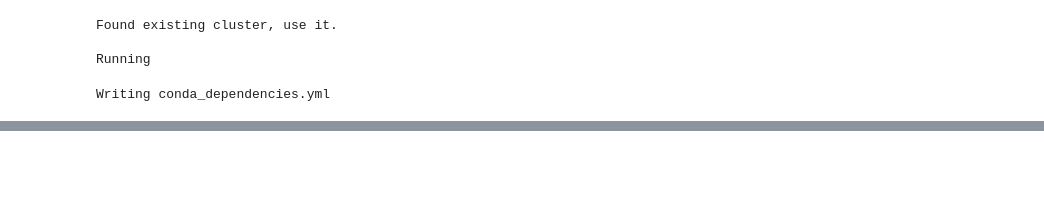
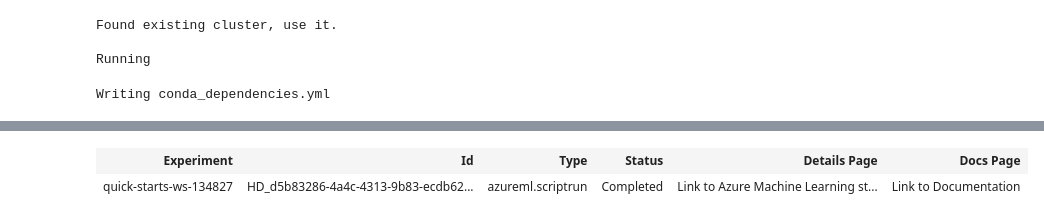
Before and after one commit to SriramyaK/nd00333_AZMLND_Optimizing_a_Pipeline_in_Azure-Starter_Files, a Jupyter notebook: udacity_project_final.ipynb, the cells around one changed output, grey strips where cells are left out. Cells and saved outputs as stored; diff of their text form; code cells hidden in the pictures; blank space fills up the shorter version.

```diff
--- a/udacity_project_final.ipynb
+++ b/udacity_project_final.ipynb
@@ -1,8 +1,8 @@
 # %%
 from azureml.core import Workspace, Experiment
 
-ws = Workspace.get(name="quick-starts-ws-134795")
-exp = Experiment(workspace=ws, name="quick-starts-ws-134795")
+ws = Workspace.get(name="quick-starts-ws-134827")
+exp = Experiment(workspace=ws, name="quick-starts-ws-134827")
 
 print('Workspace name: ' + ws.name,
       'Azure region: ' + ws.location,
@@ -119,8 +125,10 @@ Streaming azureml-logs/hyperdrive.txt
 # %%
+
 import joblib
 # Get your best run and save the model from that run.
+### YOUR CODE HERE ###
 best_run = hd_run.get_best_run_by_primary_metric()
-model_name = best_run.properties['model_name']
-
-### YOUR CODE HERE ###
-joblib.dump(model_name,'model.joblib')
+best_run
+# %% [output]
+| Experiment | Id | Type | Status | Details Page | Docs Page |
+| quick-starts-ws-134827 | HD_d5b83286-4a4c-4313-9b83-ecdb62... | azureml.scriptrun | Completed | Link to Azure Machine Learning st... | Link to Documentation |
```
Also changed, not shown: parts of 8 cells of this notebook.
